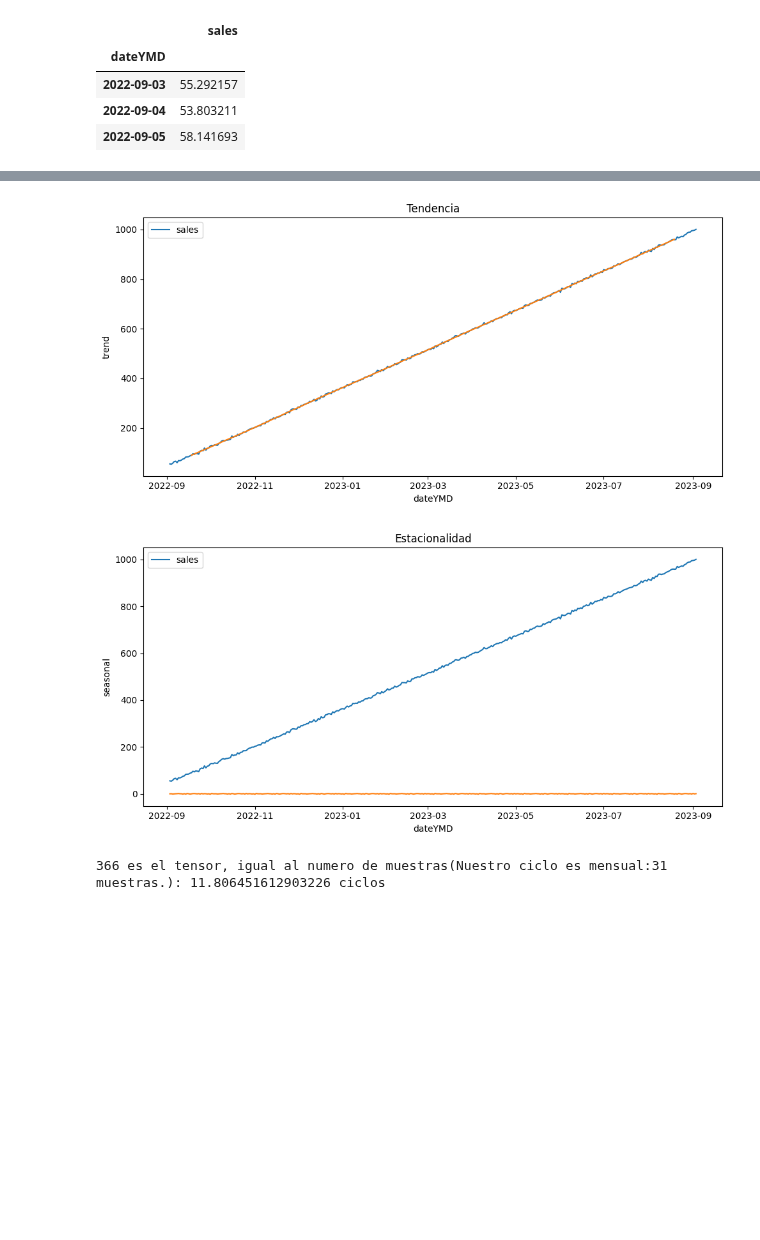
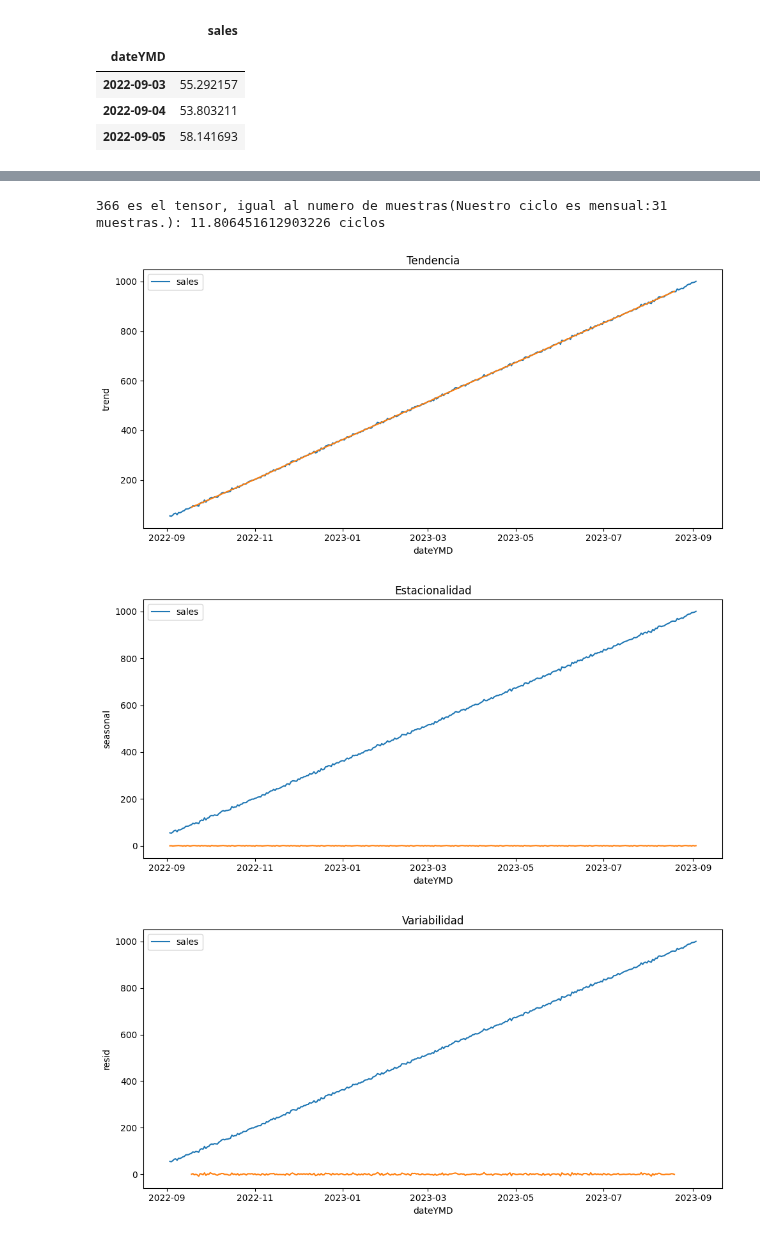
Before and after one commit to JosBerGon34/4GA.DataScience, a Jupyter notebook: src/explore.ipynb, the cells around one changed output, grey strips where cells are left out. Drawn from its saved outputs; the diff is of its cells as text; code cells hidden in the pictures; blank space fills up the shorter version.

```diff
--- a/src/explore.ipynb
+++ b/src/explore.ipynb
@@ -82,33 +80,40 @@ decomposition = seasonal_decompose(df_ds, period = 31)
 # %%
 '''
 Paso 2: Construye y analiza la serie temporal
 Construye la estructura de datos válida para la serie temporal, grafícala y, a continuación, analízala y responde a las siguientes preguntas:
 A¿Cuál es el tensor de la serie temporal? El tensor de la unidad temporal son dias, en concreto es una serie de datos comprendidos en 366 tensores, 366 dias.
 B¿Cuál es la tendencia? La tendencia es lineal positiva, la grafica incrementa de valor dia a dia, presenta ruidos(valores que decrementan e incrementan localmente pero muy leves). En general los valores van incrementando linealmente de forma positiva.
-C¿Es estacionaria? Si, completa el ciclo de un mes por un año comprendido en 366 muestras, acabando muchos ciclos.
+C¿Es estacionaria? No, no completa el numero de  ciclos de un mes por un año comprendido en 366 muestras, acabando muchos ciclos 11,8 aprox pero no cerrandolo en 12.
 D¿Existe variabilidad o presencia de ruido? Apenas perceptible, el ruido que presenta es de poca intensidad y se aprecia claramente una linea en incremento.
 '''
 tensor = df_ds['sales'].count()
 print(tensor,'es el tensor, igual al numero de muestras(Nuestro ciclo es mensual:31 muestras.):',tensor/31,'ciclos')
 seasonal = decomposition.seasonal
 trend = decomposition.trend
 residual = decomposition.resid
 fig, axis = plt.subplots(figsize = (10, 5))
 plt.title('Tendencia')
 sns.lineplot(data = df_ds)
 sns.lineplot(data = trend)
 plt.tight_layout()
 plt.show()
 fig, axis = plt.subplots(figsize = (10, 5))
 plt.title('Estacionalidad')
 sns.lineplot(data = df_ds)
 sns.lineplot(data = seasonal)
 plt.tight_layout()
 plt.show()
+fig, axis = plt.subplots(figsize = (10, 5))
+plt.title('Variabilidad')
+sns.lineplot(data = df_ds)
+sns.lineplot(data = residual)
+plt.tight_layout()
+plt.show()
 # %% [output]
+366 es el tensor, igual al numero de muestras(Nuestro ciclo es mensual:31 muestras.): 11.806451612903226 ciclos
 [figure]
 [figure]
-366 es el tensor, igual al numero de muestras(Nuestro ciclo es mensual:31 muestras.): 11.806451612903226 ciclos
+[figure, added]
 # %%
 '''
 Paso 3: Entrena un ARIMA:
```
Also changed, not shown: parts of 3 cells of this notebook.
